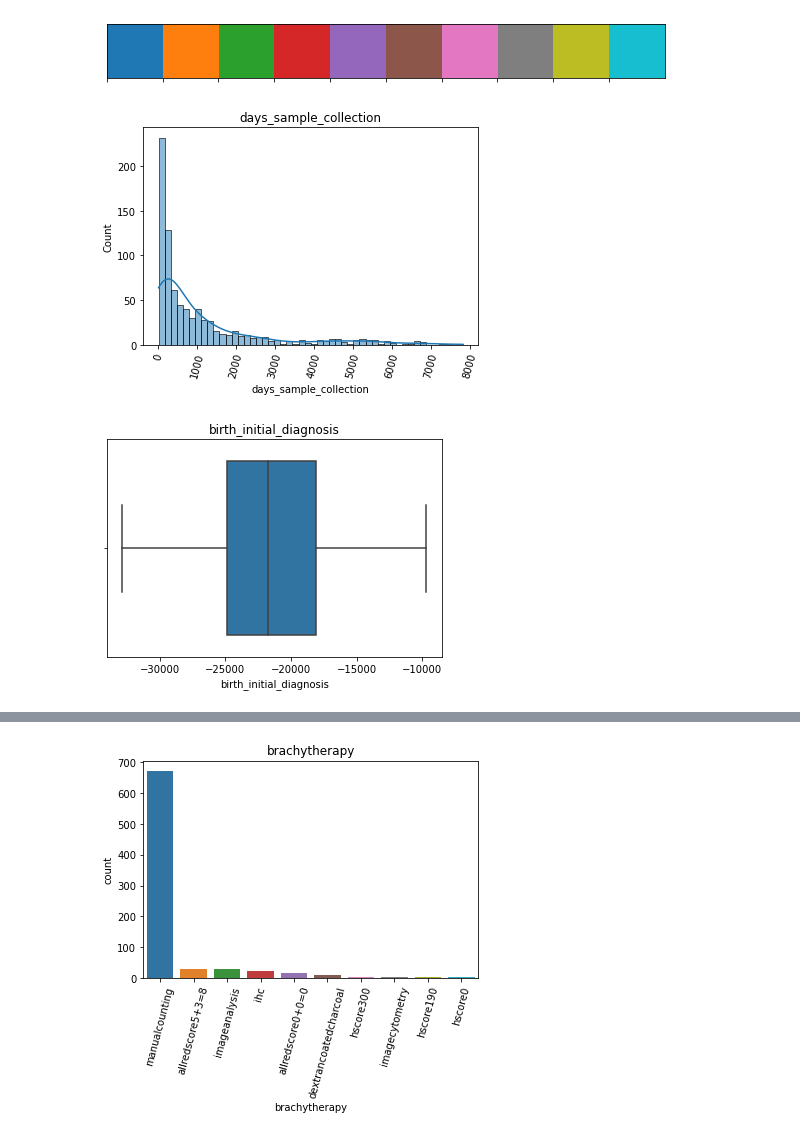
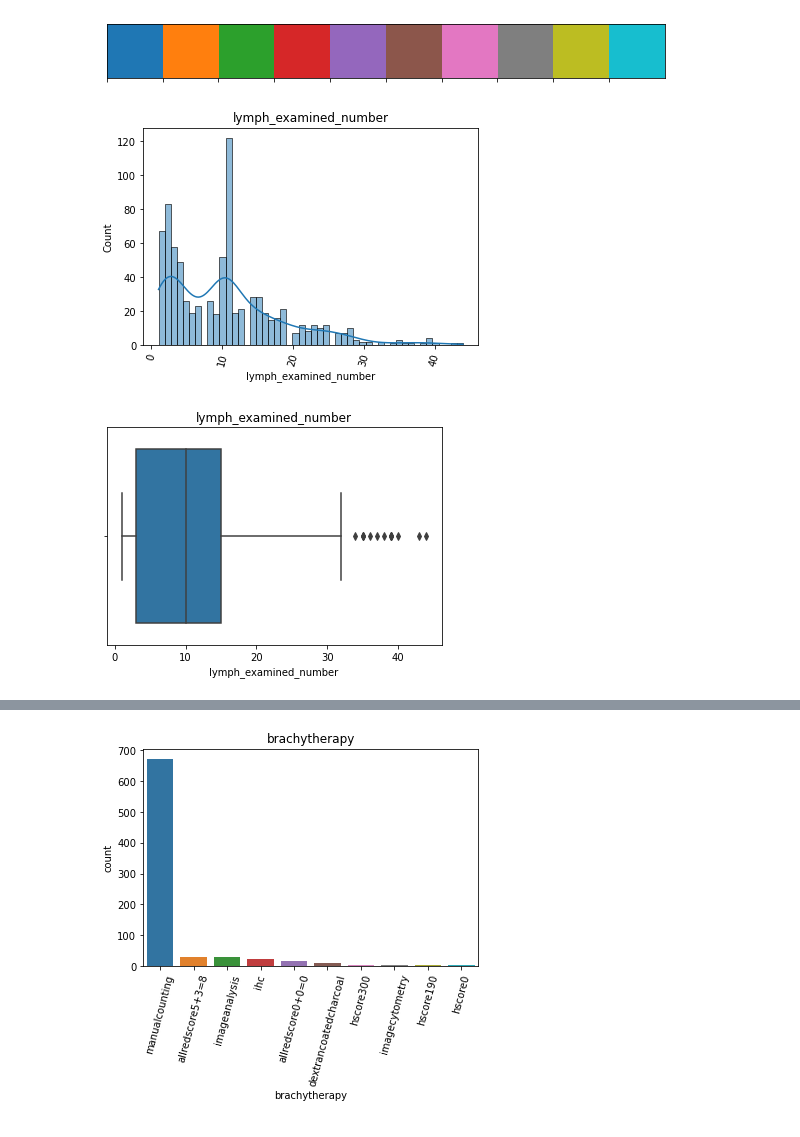
Before and after one commit to jamillan94/DSM-BCD, a Jupyter notebook: DSM-BCD/NOTEBOOK/8_EDA _SEABORN.ipynb, the cells around one changed output, grey strips where cells are left out. Drawn from its saved outputs; the diff is of its cells as text; code cells hidden in the pictures.

```diff
--- a/DSM-BCD/NOTEBOOK/8_EDA _SEABORN.ipynb
+++ b/DSM-BCD/NOTEBOOK/8_EDA _SEABORN.ipynb
@@ -33,20 +32,20 @@ sns.palplot(diverging_colors)
 PATH_CATEGORICAS = 'C:\\Users\\jamil\\OneDrive\\Escritorio\\DSM-BCD\\DSM-BCD\\NOTEBOOK\\IMAGENES_DESCRIPTIVAS\\'
 PATH_NUMERICAS = 'C:\\Users\\jamil\\OneDrive\\Escritorio\\DSM-BCD\\DSM-BCD\\NOTEBOOK\\IMAGENES_DESCRIPTIVAS\\'
 # %%
-i='days_sample_collection'
+i='lymph_examined_number'
 # Histogram
 numerical=sns.histplot(breast_clean[i],bins=50,kde = True)
 numerical.tick_params(axis='x', rotation=75)
 numerical.set(title=i)
 numerical.tick_params(axis='x')
 plot_num=numerical.get_figure()
 
 plot_num.savefig(PATH_NUMERICAS+i+".pdf",bbox_inches = 'tight')
 # %% [output]
-[figure, old version]
+[figure, new version]
 # %%
 # Boxplot
-i='birth_initial_diagnosis'
+i='lymph_examined_number'
 numerical=sns.boxplot(breast_clean[i], orient='h')
 numerical.tick_params(axis='x')
 numerical.set(title=i)
@@ -55,4 +54,4 @@ plot_num=numerical.get_figure()
 
 plot_num.savefig(PATH_NUMERICAS+i+".pdf",bbox_inches = 'tight')
 # %% [output]
-[figure, old version]
+[figure, new version]
```
Also changed, not shown: parts of 3 cells of this notebook, 33 other files.
